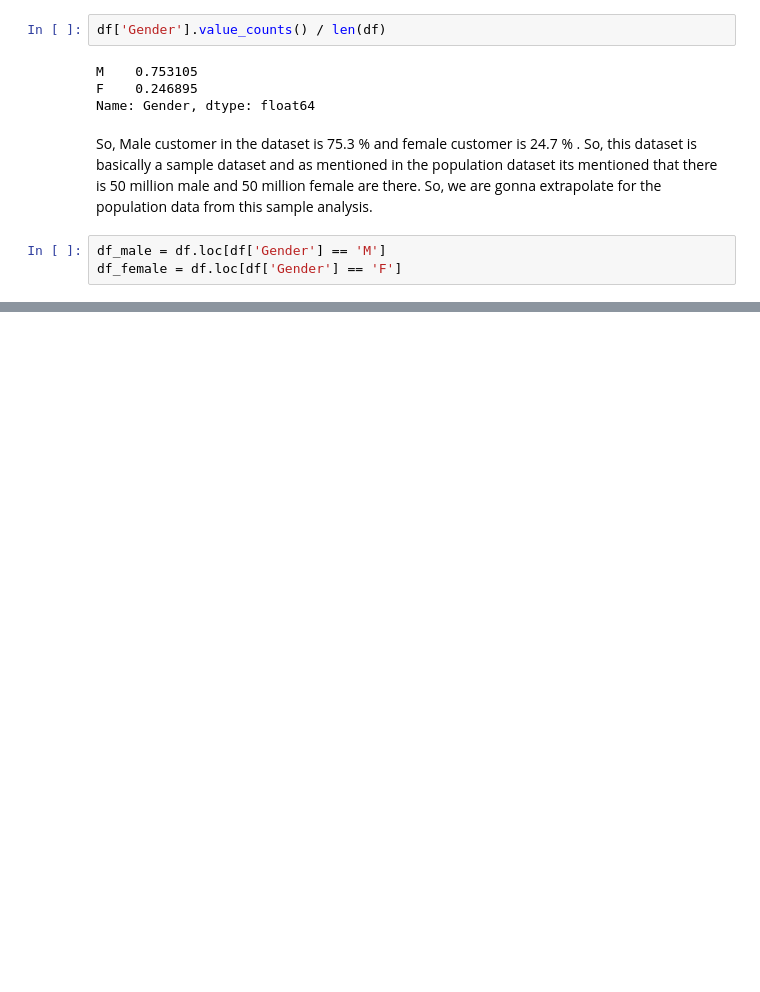
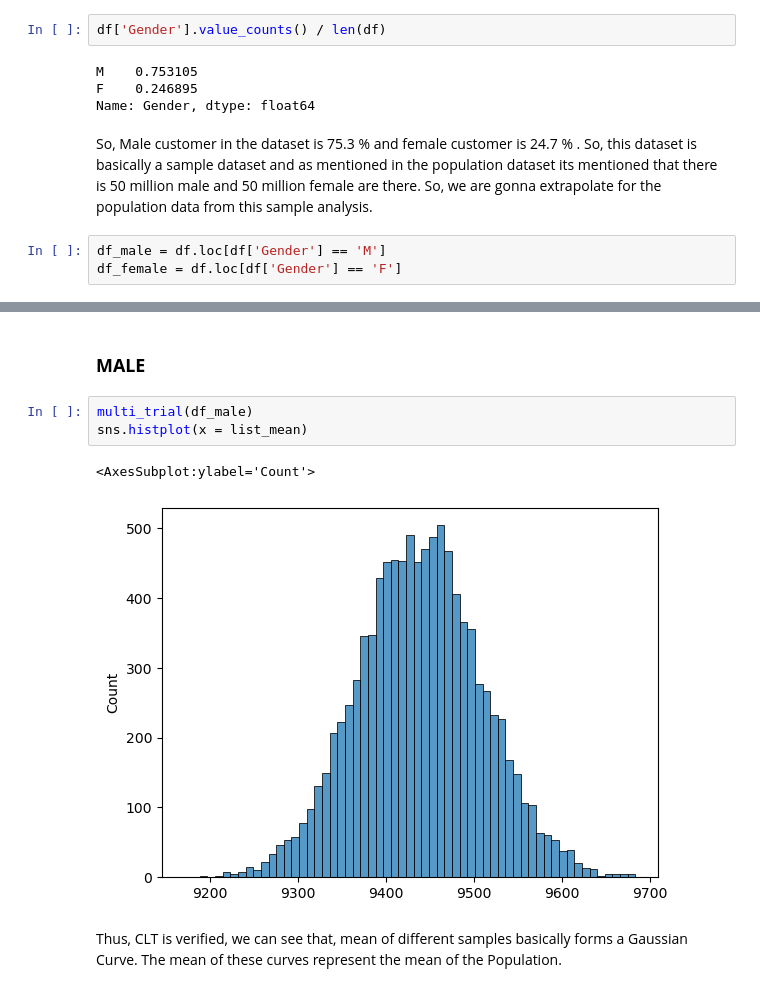
Before and after one commit to WRD397/Projects, a Jupyter notebook: Retail_customer_purchase_analysis/notebook.ipynb, the cells around one changed output, grey strips where cells are left out. Saved outputs shown, nothing was run; the diff lists cells and outputs as text; blank space fills up the shorter version.

```diff
--- a/Retail_customer_purchase_analysis/notebook.ipynb
+++ b/Retail_customer_purchase_analysis/notebook.ipynb
@@ -178,0 +239,10 @@ for sample_size in range(10000,50001):
+# %% [markdown]
+### **MALE**
+# %%
+multi_trial(df_male)
+sns.histplot(x = list_mean)
+# %% [output]
+<AxesSubplot:ylabel='Count'>
+[figure, added]
+# %% [markdown]
+Thus, CLT is verified, we can see that, mean of different samples basically forms a Gaussian Curve. The mean of these curves represent the mean of the Population.
```
Also changed, not shown: parts of 70 cells of this notebook.
